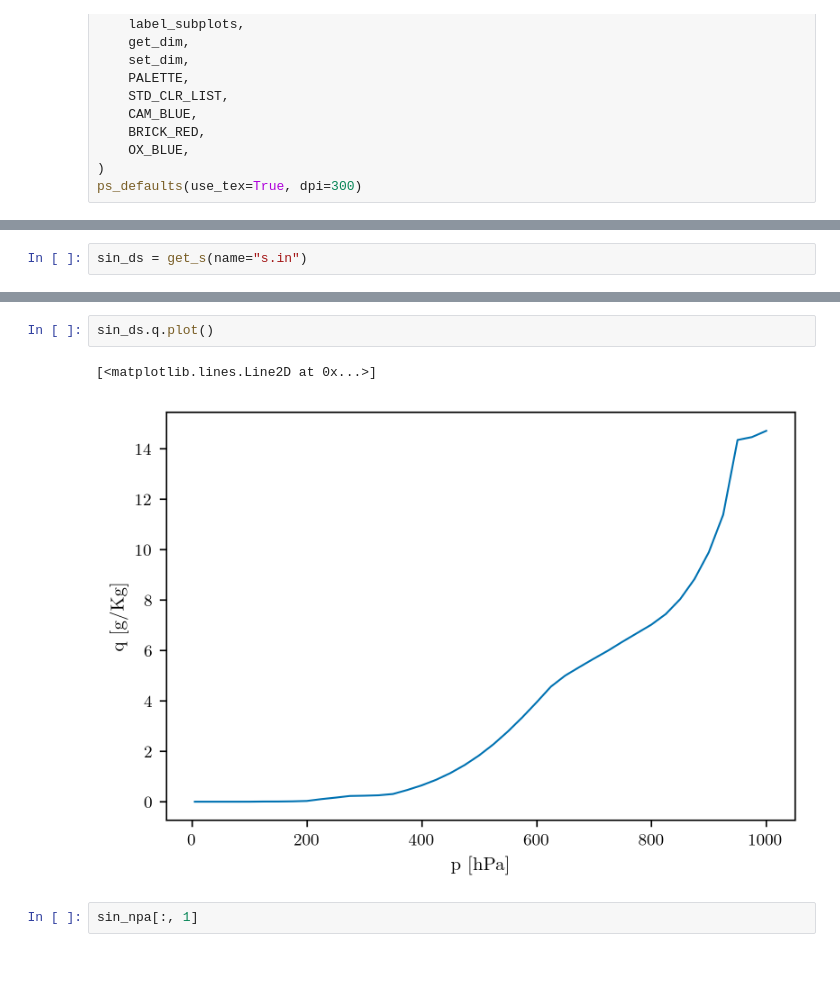
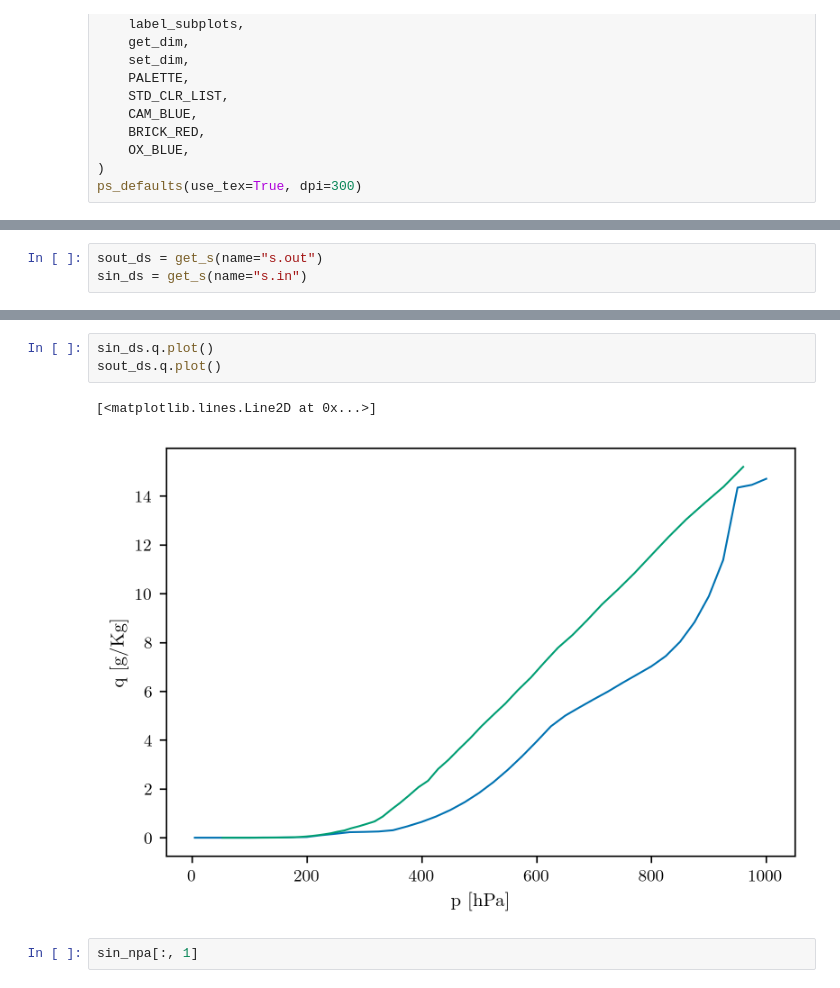
Before and after one commit to sdat2/rotunno87, a Jupyter notebook: notebooks/exploratory/sdat2-B-Read-in-Data.ipynb, the cells around one changed output, grey strips where cells are left out. Drawn from its saved outputs; the diff is of its cells as text.

```diff
--- a/notebooks/exploratory/sdat2-B-Read-in-Data.ipynb
+++ b/notebooks/exploratory/sdat2-B-Read-in-Data.ipynb
@@ -27,5 +27,6 @@ from src.read_in_data import get_s
 import xarray as xr
 # %%
+sout_ds = get_s(name="s.out")
 sin_ds = get_s(name="s.in")
 # %% [output]
 1.3.1
@@ -53,8 +167,9 @@ sin_ds.T.plot()
 # %%
 sin_ds.q.plot()
+sout_ds.q.plot()
 # %% [output]
 [<matplotlib.lines.Line2D at 0x...>]
-[figure, old version]
+[figure, new version]
 # %%
 sin_npa[:, 1]
 # %% [output]
```
Also changed, not shown: parts of 21 cells of this notebook, 1 other file.
